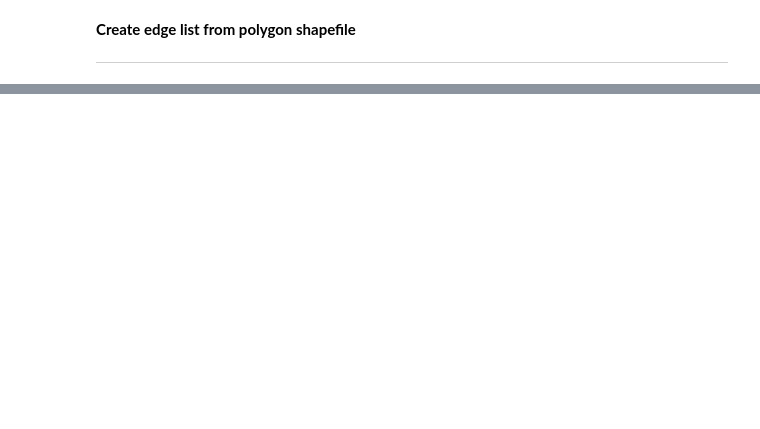
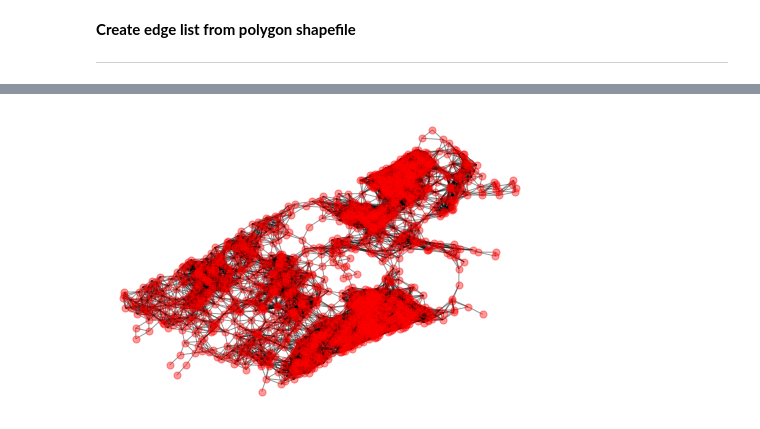
Before and after one commit to 37stu37/FFE, a Jupyter notebook: FFEedgesNumbaDask.ipynb, the cells around one changed output, grey strips where cells are left out. Saved outputs shown, nothing was run; the diff lists cells and outputs as text; code cells hidden in the pictures; blank space fills up the shorter version.

```diff
--- a/FFEedgesNumbaDask.ipynb
+++ b/FFEedgesNumbaDask.ipynb
@@ -268,4 +267,6 @@ Wall time: 2min 40s
 write_to_parquet(daskDF=ddf)
 # %%
 # # display network
-# G = display_network(ddf)
+G = display_network(ddf)
+# %% [output]
+[figure, added]
```
Also changed, not shown: parts of 18 cells of this notebook.
